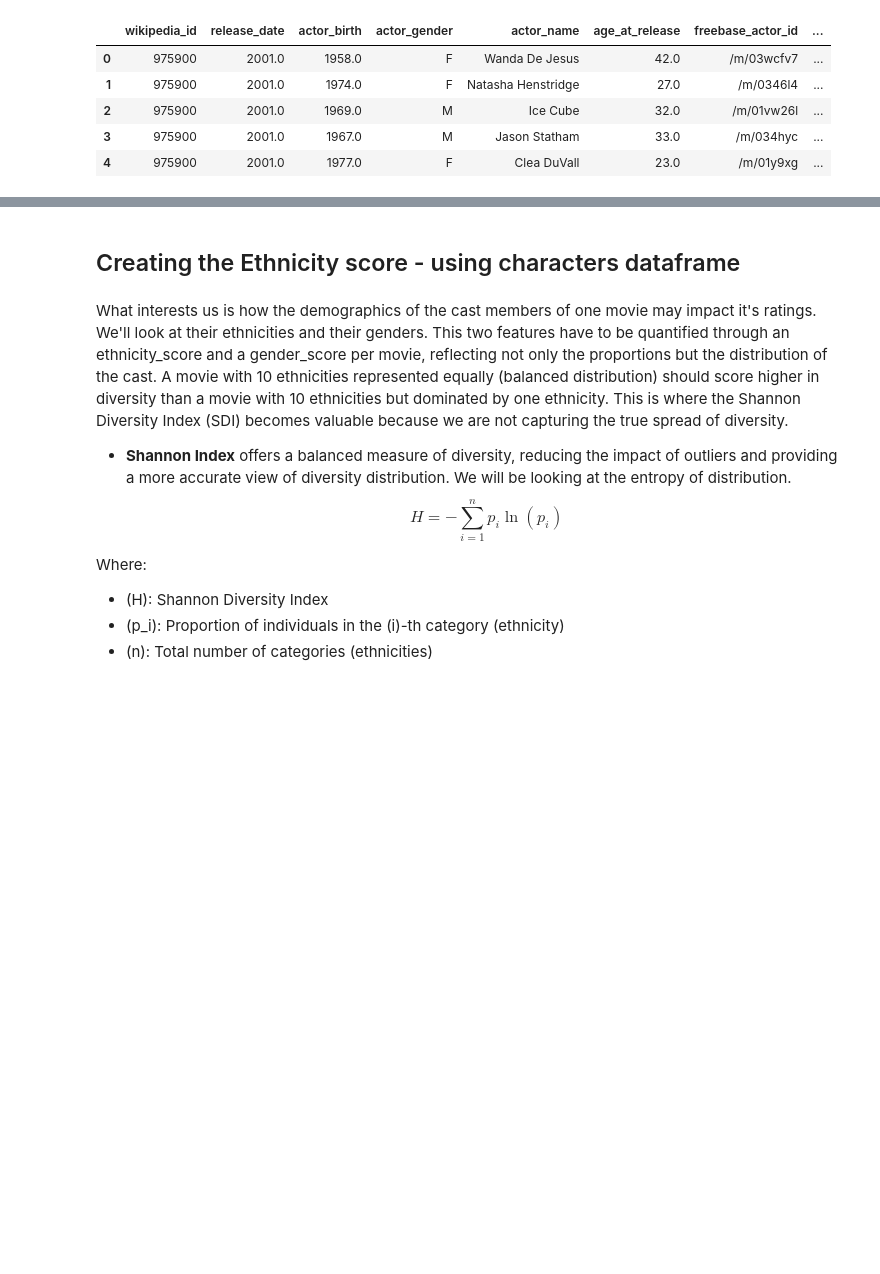
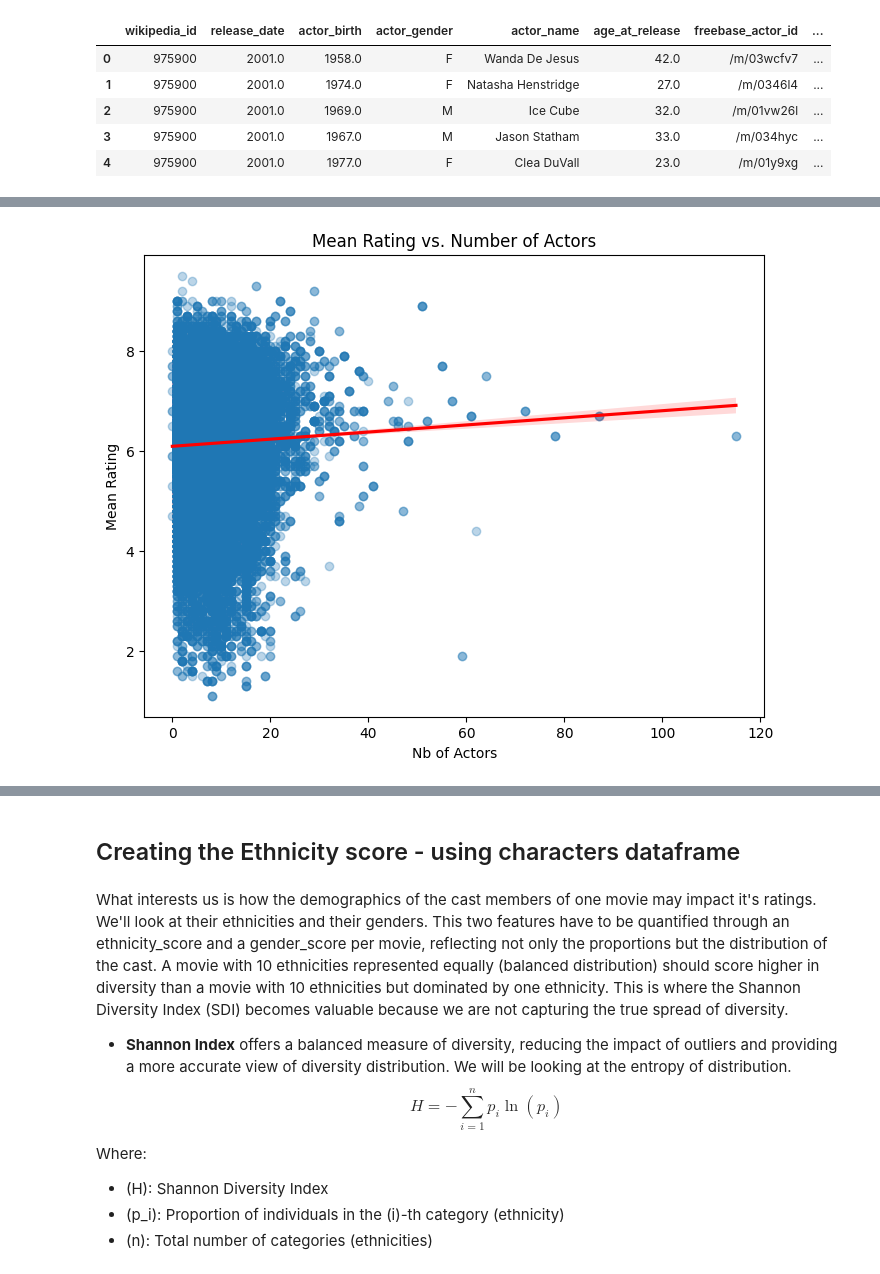
Before and after one commit to epfl-ada/ada-2024-project-majcj2024, a Jupyter notebook: results_meriam.ipynb, the cells around one changed output, grey strips where cells are left out. Saved outputs shown, nothing was run; the diff lists cells and outputs as text; code cells hidden in the pictures; blank space fills up the shorter version.

```diff
--- a/results_meriam.ipynb
+++ b/results_meriam.ipynb
@@ -658,0 +626,15 @@ Index(['wikipedia_id', 'release_date', 'actor_birth', 'actor_gender',
+# %%
+plt.figure(figsize=(8,6))
+sns.regplot(
+    x='nb_actors',
+    y='averageRating',
+    data=df_nb_actors,
+    scatter_kws={'alpha':0.3},
+    line_kws={'color':'red'}
+)
+plt.xlabel('Nb of Actors')
+plt.ylabel('Mean Rating')
+plt.title('Mean Rating vs. Number of Actors')
+plt.show()
+# %% [output]
+[figure, added]
```
Also changed, not shown: parts of 130 cells of this notebook.
